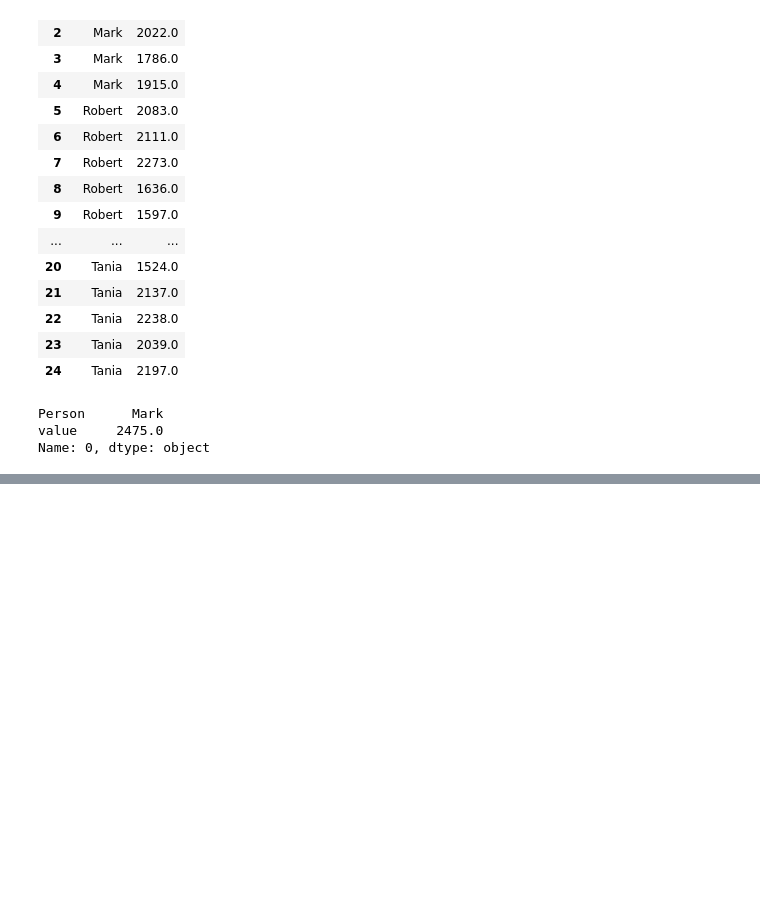
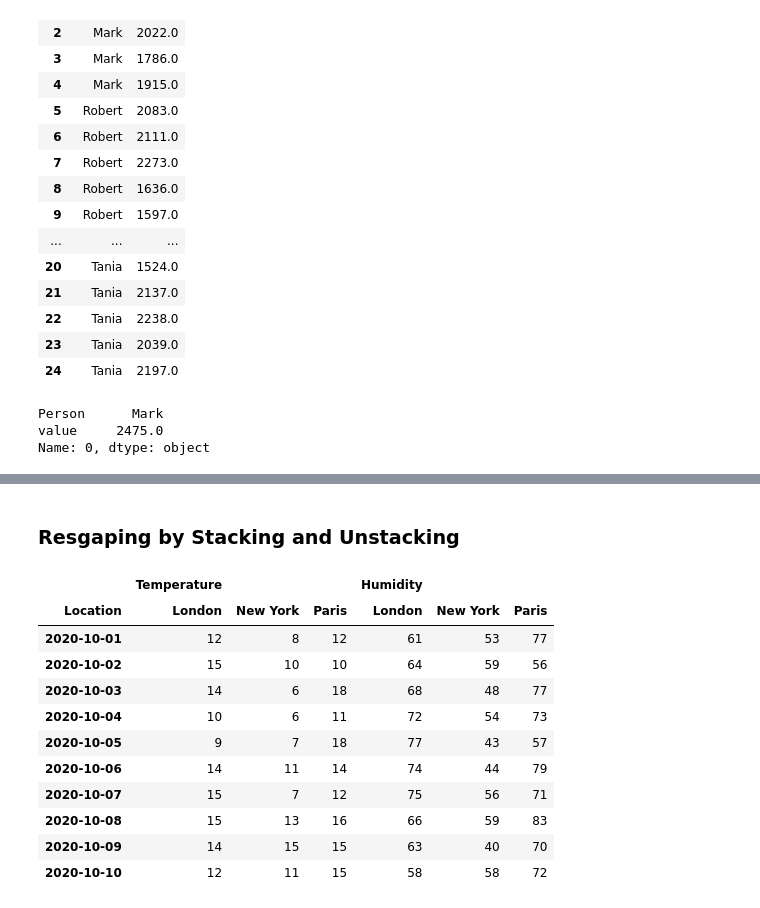
Before and after one commit to tkarshi/DataAnalytics-ADP, a Jupyter notebook: Untitled.ipynb, the cells around one changed output, grey strips where cells are left out. Saved outputs shown, nothing was run; the diff lists cells and outputs as text; code cells hidden in the pictures; blank space fills up the shorter version.

Commit message:
Reshaping and Pivot Tables

```diff
--- a/Untitled.ipynb
+++ b/Untitled.ipynb
@@ -134,0 +150,18 @@ Name: 0, dtype: object
+# %% [markdown]
+### Resgaping by Stacking and Unstacking
+# %%
+DX2 = pd.read_excel("Stack_Unstack.xlsx", header=[0,1], index_col=0)
+DX2
+# %% [output]
+|  | Temperature |  |  | Humidity |  |  |
+| Location | London | New York | Paris | London | New York | Paris |
+| 2020-10-01 | 12 | 8 | 12 | 61 | 53 | 77 |
+| 2020-10-02 | 15 | 10 | 10 | 64 | 59 | 56 |
+| 2020-10-03 | 14 | 6 | 18 | 68 | 48 | 77 |
+| 2020-10-04 | 10 | 6 | 11 | 72 | 54 | 73 |
+| 2020-10-05 | 9 | 7 | 18 | 77 | 43 | 57 |
+| 2020-10-06 | 14 | 11 | 14 | 74 | 44 | 79 |
+| 2020-10-07 | 15 | 7 | 12 | 75 | 56 | 71 |
+| 2020-10-08 | 15 | 13 | 16 | 66 | 59 | 83 |
+| 2020-10-09 | 14 | 15 | 15 | 63 | 40 | 70 |
+| 2020-10-10 | 12 | 11 | 15 | 58 | 58 | 72 |
```
Also changed, not shown: parts of 8 cells of this notebook.
